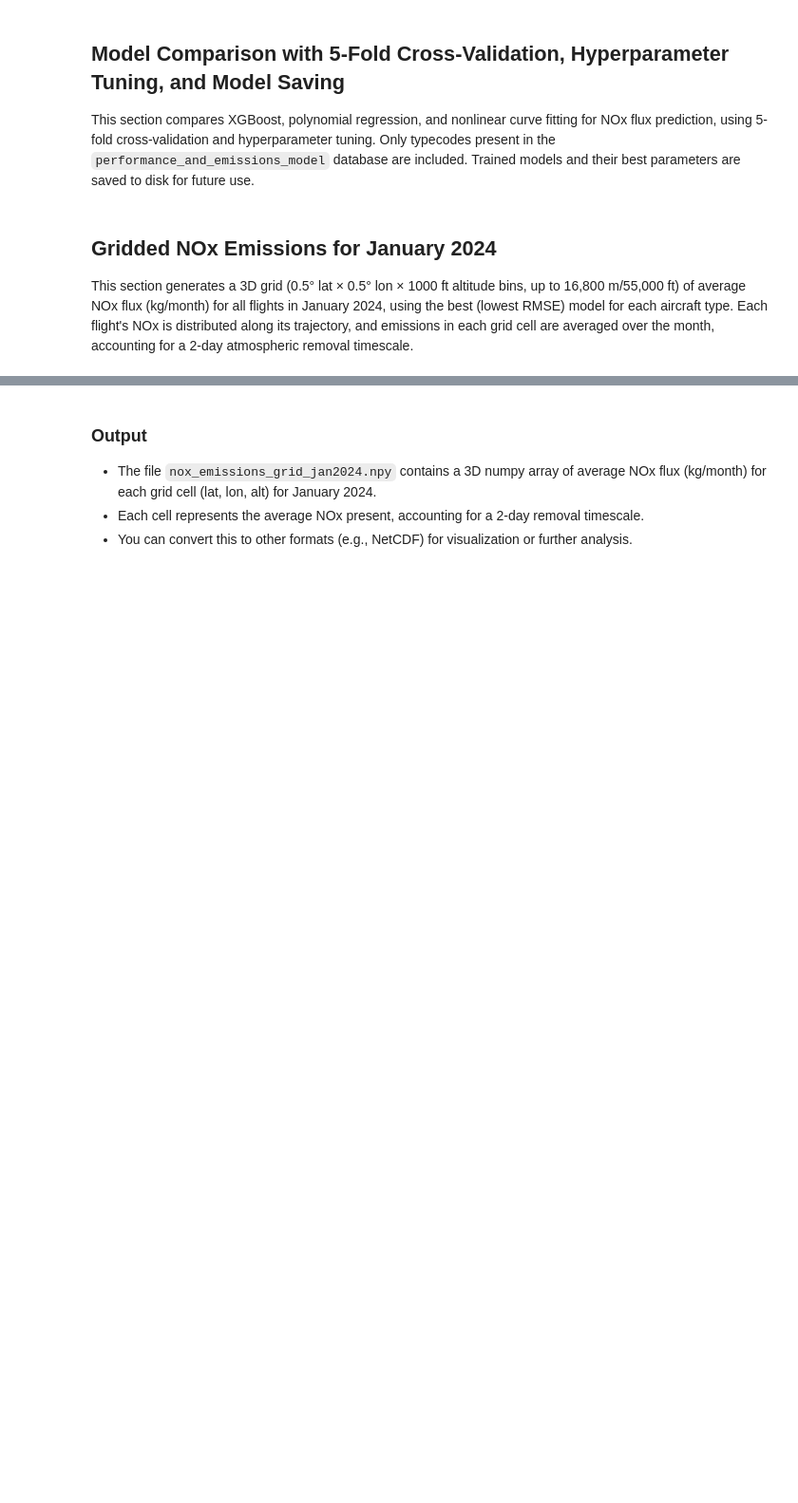
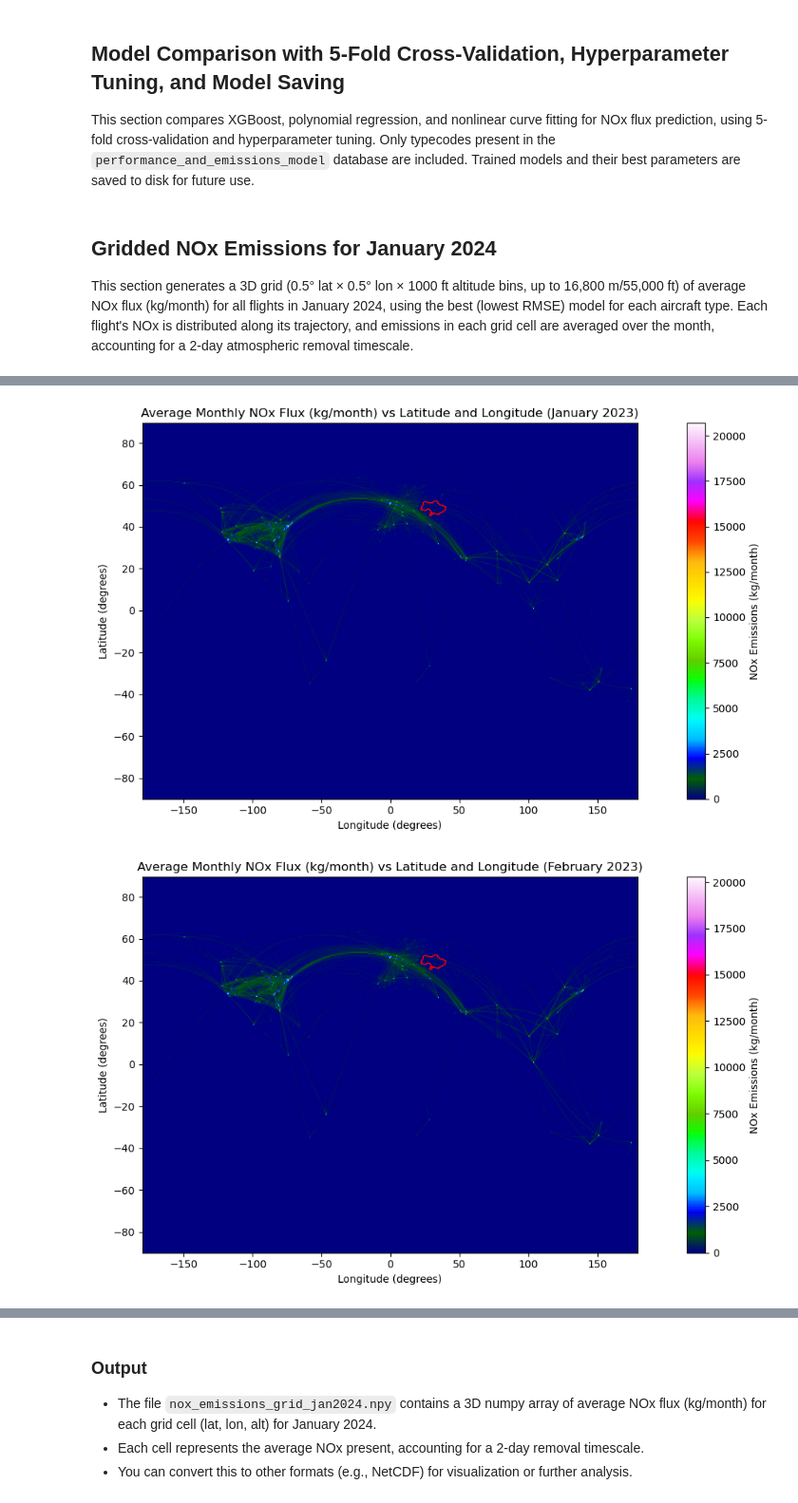
Before and after one commit to Centre-for-Atmospheric-Science-Cam-Chem/ConflictTrails, a Jupyter notebook: driver.ipynb, the cells around one changed output, grey strips where cells are left out. Shown at 95% size. Saved outputs shown, nothing was run; the diff lists cells and outputs as text; code cells hidden in the pictures; blank space fills up the shorter version.

```diff
--- a/driver.ipynb
+++ b/driver.ipynb
@@ -931,7 +1131,7 @@ for start_time_str_loop in pd.date_range(start=pd.to_datetime(start_time_str), e
     month_year = pd.to_datetime(start_time_str_loop).strftime('%B %Y')
 
     # Load the NOx emissions grid for this month
-    nox_grid = np.load(f'{output_dir}emissions/{start_time_simple_loop}_to_{stop_time_simple_loop}_NOx_nowar.npy')
+    nox_grid = np.load(f'/home/omg28/nethome/Data/emissions/{start_time_simple_loop}_to_{stop_time_simple_loop}_NOx_nowar.npy')
 
     # Sum over altitude to get total NOx flux per (lat, lon) cell
     nox_lat_lon = np.sum(nox_grid, axis=2)
@@ -944,31 +1144,34 @@ for start_time_str_loop in pd.date_range(start=pd.to_datetime(start_time_str), e
         aspect='auto',
         cmap='gist_ncar'
     )
     plt.colorbar(label='NOx Emissions (kg/month)')
     plt.xlabel('Longitude (degrees)')
     plt.ylabel('Latitude (degrees)')
     plt.title(f'Average Monthly NOx Flux (kg/month) vs Latitude and Longitude ({month_year})')
     plt.tight_layout()
     # Draw a thin red outline around Ukraine
 
     # Download or load a world country shapefile (naturalearth_lowres)
     # If you have geopandas >= 1.0, download the shapefile manually and provide the path below
     # Example: world = gpd.read_file('/path/to/ne_110m_admin_0_countries.shp')
     # For convenience, try to use the 'naturalearth_lowres' from geopandas if available, else fallback to a downloaded file
 
     try:
         # Try the old method (may fail in geopandas >= 1.0)
         world = gpd.read_file(gpd.datasets.get_path('naturalearth_lowres'))
     except (AttributeError, KeyError):
         # Fallback: download and use the shapefile manually
         # Please download from https://www.naturalearthdata.com/downloads/110m-cultural-vectors/
         # and set the correct path below
-        world = gpd.read_file('/scratch/omg28/Data/ne_110m_admin_0_countries.shp')
+        world = gpd.read_file('ne_110m_admin_0_countries.zip')
 
     ukraine = world[world['NAME'] == 'Ukraine'] if 'NAME' in world.columns else world[world['name'] == 'Ukraine']
 
     # Plot the outline on top of the map
     ax = plt.gca()
     ukraine.boundary.plot(ax=ax, edgecolor='red', linewidth=1, zorder=10)
 
     plt.show()
+# %% [output]
+[figure, added]
+[figure, added]
```
Also changed, not shown: parts of 9 cells of this notebook, 5 other files.
